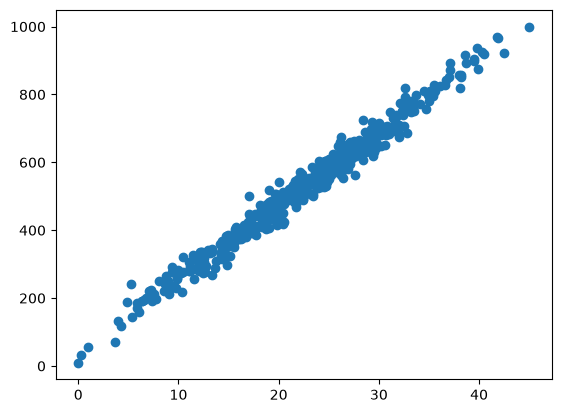
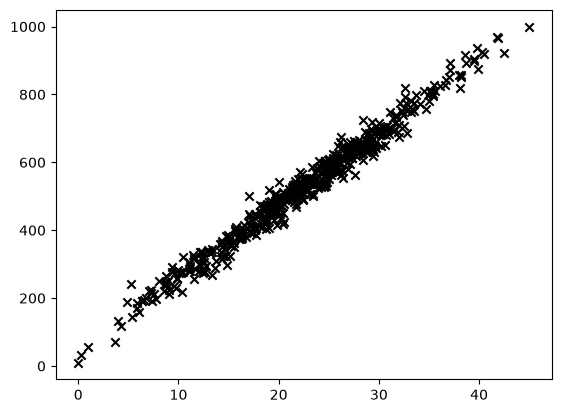
The change to this notebook cell's code, shown as a diff; its figure went from the first image to the second:
--- before
+++ after
@@ -1,4 +1,4 @@
 X = df["Temperature"]
 y = df["Revenue"]
-plt.scatter(X,y)
+plt.scatter(X,y, color="black", marker='x')
 plt.show()

Commit: Linear regression scratch